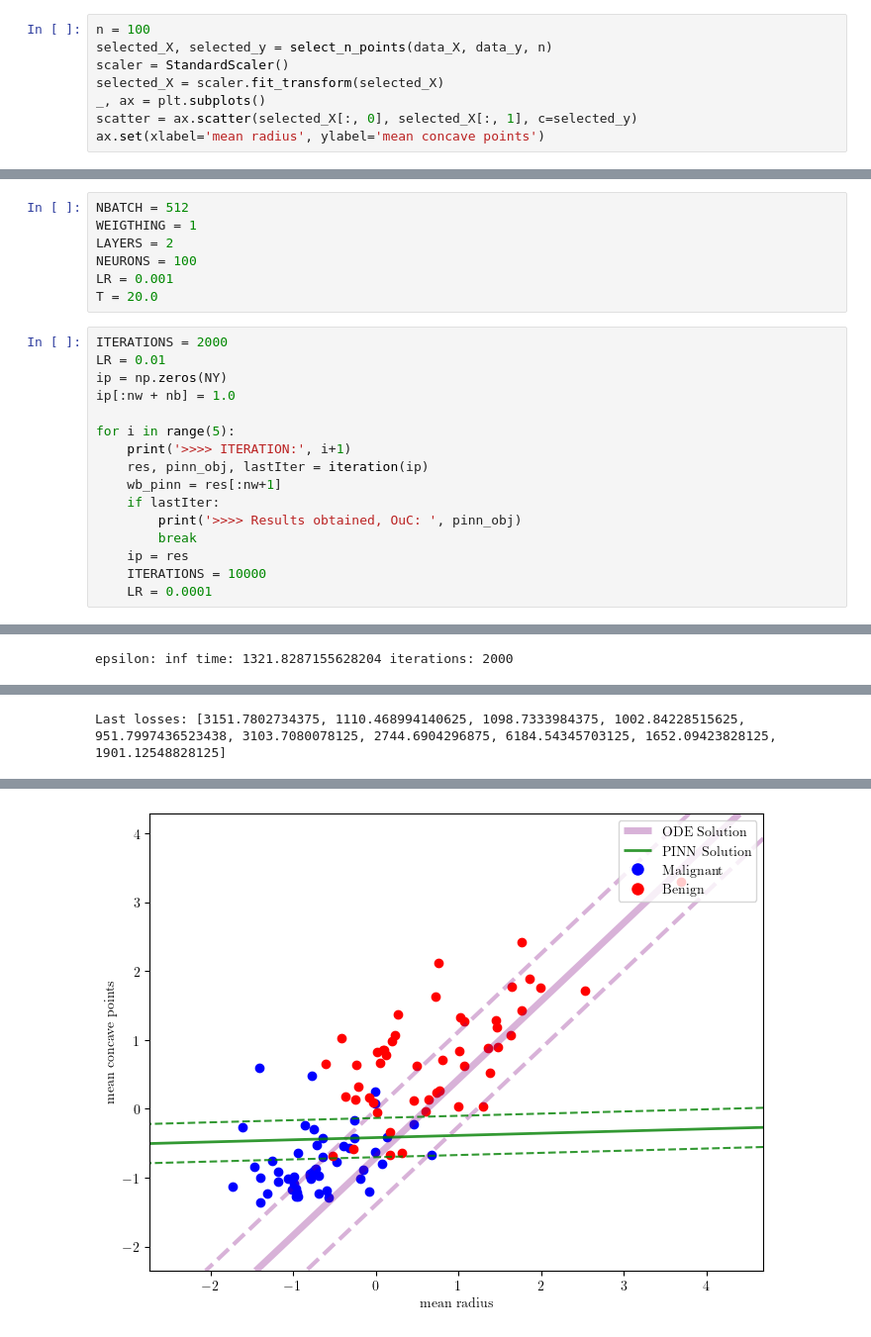
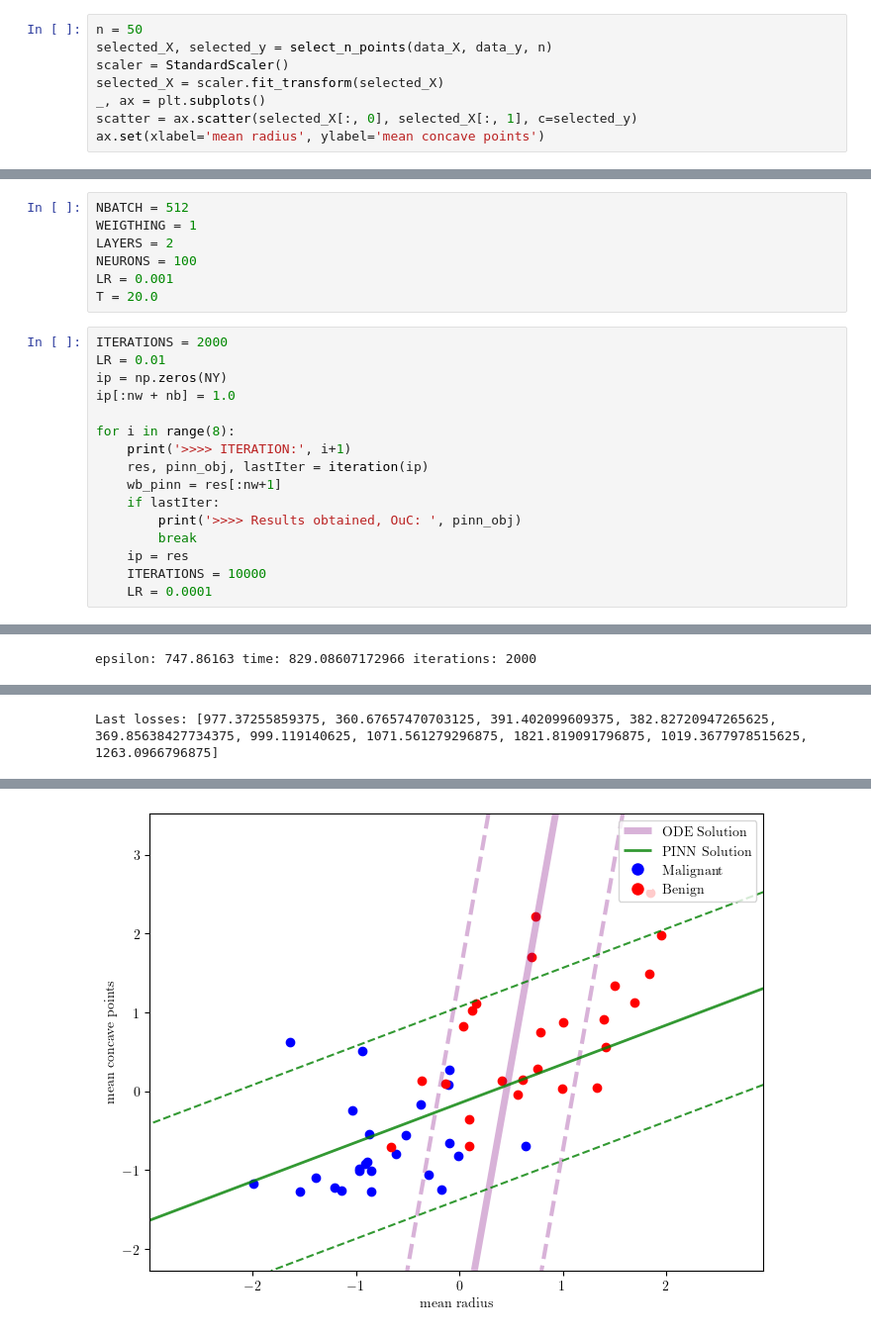
Before and after one commit to vedovati-matteo/master-thesis, a Jupyter notebook: code/run_redo/2_exec/executed_notebooks/soft_8_100.ipynb, the cells around one changed output, grey strips where cells are left out. Shown at 99% size. Saved outputs shown, nothing was run; the diff lists cells and outputs as text.

```diff
--- a/code/run_redo/2_exec/executed_notebooks/soft_8_100.ipynb
+++ b/code/run_redo/2_exec/executed_notebooks/soft_8_100.ipynb
@@ -81,7 +81,7 @@ le = LabelEncoder()
 data_y = le.fit_transform(y)
 data_y[data_y == 0] = -1  # Replace 0 with -1
 # %%
-n = 100
+n = 50
 selected_X, selected_y = select_n_points(data_X, data_y, n)
 scaler = StandardScaler()
 selected_X = scaler.fit_transform(selected_X)
@@ -743,7 +743,7 @@ LR = 0.01
 ip = np.zeros(NY)
 ip[:nw + nb] = 1.0
 
-for i in range(5):
+for i in range(8):
     print('>>>> ITERATION:', i+1)
     res, pinn_obj, lastIter = iteration(ip)
     wb_pinn = res[:nw+1]
@@ -776 +776 @@ hyperplane similarity: 0.008032662877764982
-epsilon: inf time: 1321.8287155628204 iterations: 2000
+epsilon: 747.86163 time: 829.08607172966 iterations: 2000
@@ -778 +778 @@ epsilon: inf time: 1321.8287155628204 iterations: 2000
-Last losses: [3151.7802734375, 1110.468994140625, 1098.7333984375, 1002.84228515625, 951.7997436523438, 3103.7080078125, 2744.6904296875, 6184.54345703125, 1652.09423828125, 1901.12548828125]
+Last losses: [977.37255859375, 360.67657470703125, 391.402099609375, 382.82720947265625, 369.85638427734375, 999.119140625, 1071.561279296875, 1821.819091796875, 1019.3677978515625, 1263.0966796875]
@@ -780 +780 @@ Last losses: [3151.7802734375, 1110.468994140625, 1098.7333984375, 1002.84228515
-[figure, old version]
+[figure, new version]
```
Also changed, not shown: parts of 3 cells of this notebook, 27 other files.
